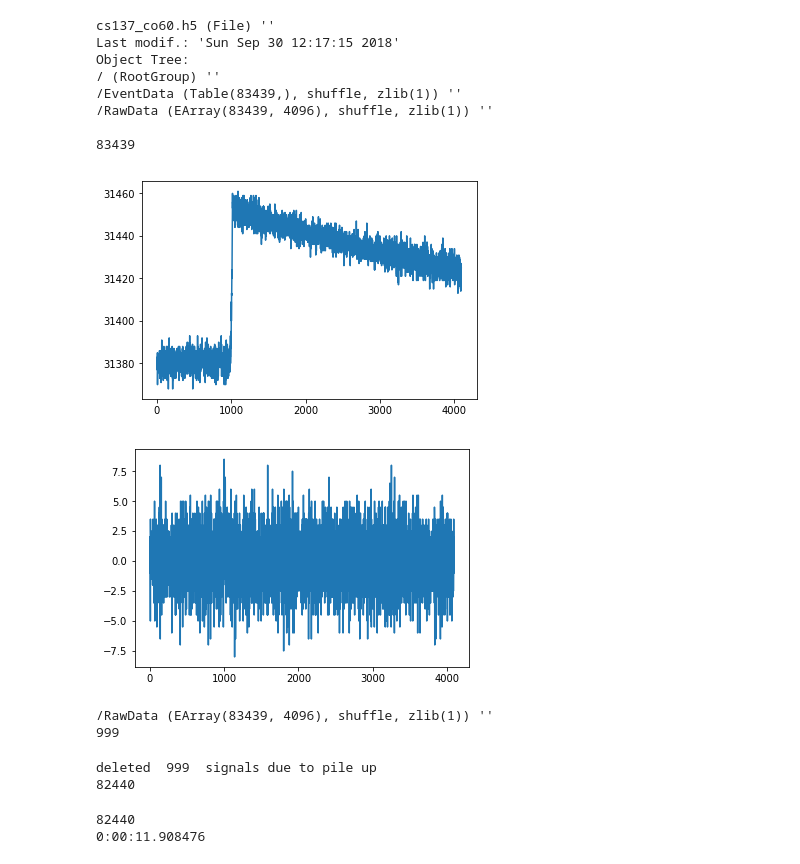
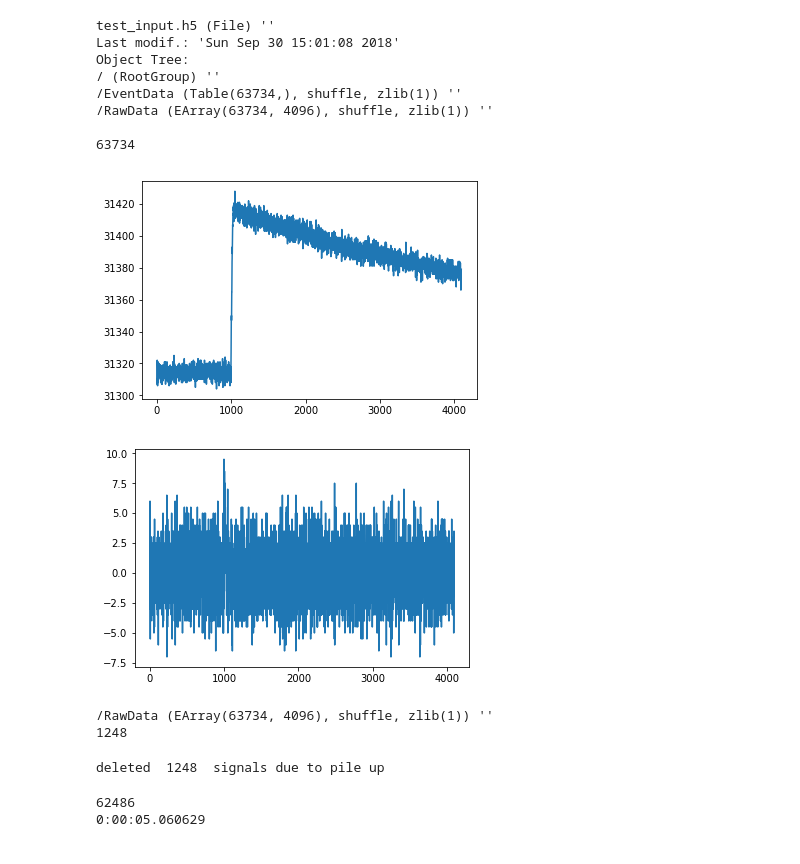
Before and after one commit to NE204-Fall2018/christopher-brand-lab1, a Jupyter notebook: Lab1_main.ipynb, the cells around one changed output. Drawn from its saved outputs; the diff is of its cells as text; code cells hidden in the pictures.

```diff
--- a/Lab1_main.ipynb
+++ b/Lab1_main.ipynb
@@ -9,30 +11,30 @@ from numba import jit, prange
 import tables
 import os
 # %%
-h5file = tables.open_file("cs137_co60.h5", driver="H5FD_CORE")
+h5file = tables.open_file("test_input.h5", driver="H5FD_CORE")
 print(h5file)
 data = h5file.root.RawData
 EventData = h5file.root.EventData
 print(len(EventData))
 
 
 
 plt.figure()
 plt.plot(data[100,:])
 plt.figure()
 plt.plot(np.gradient(data[100,:]))
 plt.show()
 # %% [output]
-cs137_co60.h5 (File) ''
-Last modif.: 'Sun Sep 30 12:17:15 2018'
+test_input.h5 (File) ''
+Last modif.: 'Sun Sep 30 15:01:08 2018'
 Object Tree:
 / (RootGroup) ''
-/EventData (Table(83439,), shuffle, zlib(1)) ''
-/RawData (EArray(83439, 4096), shuffle, zlib(1)) ''
+/EventData (Table(63734,), shuffle, zlib(1)) ''
+/RawData (EArray(63734, 4096), shuffle, zlib(1)) ''
 
-83439
+63734
-[figure, old version]
+[figure, new version]
-[figure, old version]
+[figure, new version]
 # %%
 # Find pulses that triggered multiple times and delete them
 i_pileup = 0
@@ -54,10 +56,9 @@ data = np.delete(data[:], pileup_args, 0)
 print('deleted ', len(pileup_args),' signals due to pile up')
 #print(len(data2))
 # %% [output]
-/RawData (EArray(83439, 4096), shuffle, zlib(1)) ''
-999
+/RawData (EArray(63734, 4096), shuffle, zlib(1)) ''
+1248
-deleted  999  signals due to pile up
-82440
+deleted  1248  signals due to pile up
 # %%
 @jit(parallel = True)
 def baseLineReduction(mysignal):
@@ -125,8 +126,8 @@ mysignals = makesignals(data)
 
 print(datetime.now() - startTime)
 # %% [output]
-82440
-0:00:11.908476
+62486
+0:00:05.060629
 # %%
 @jit(parallel = True)
 def func(x, a, b):
```
Also changed, not shown: parts of 8 cells of this notebook, 1 other file.
